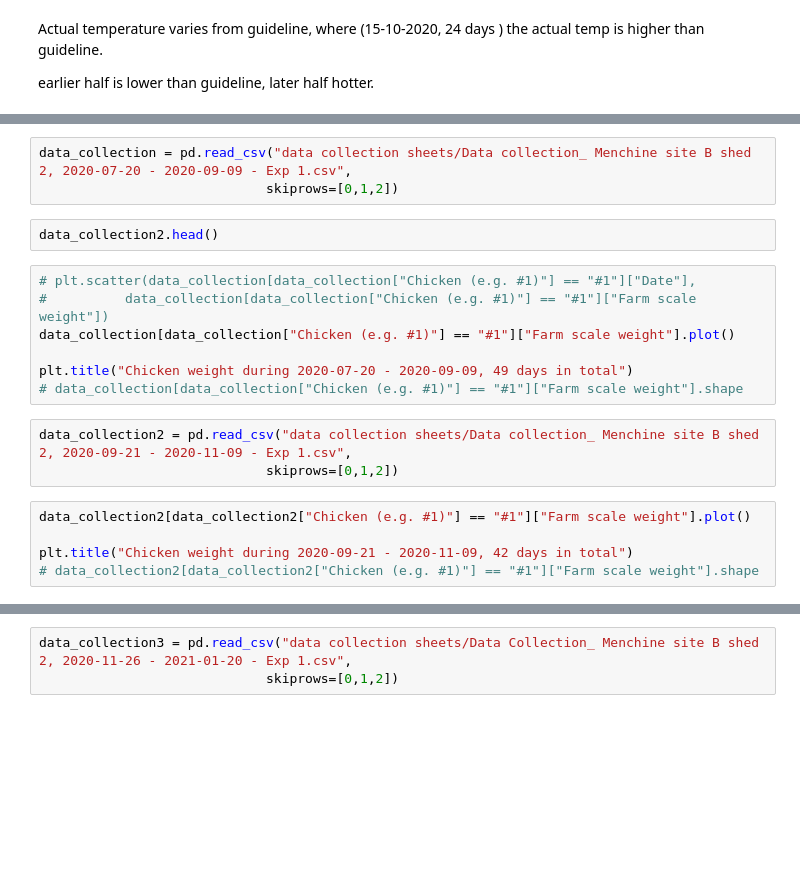
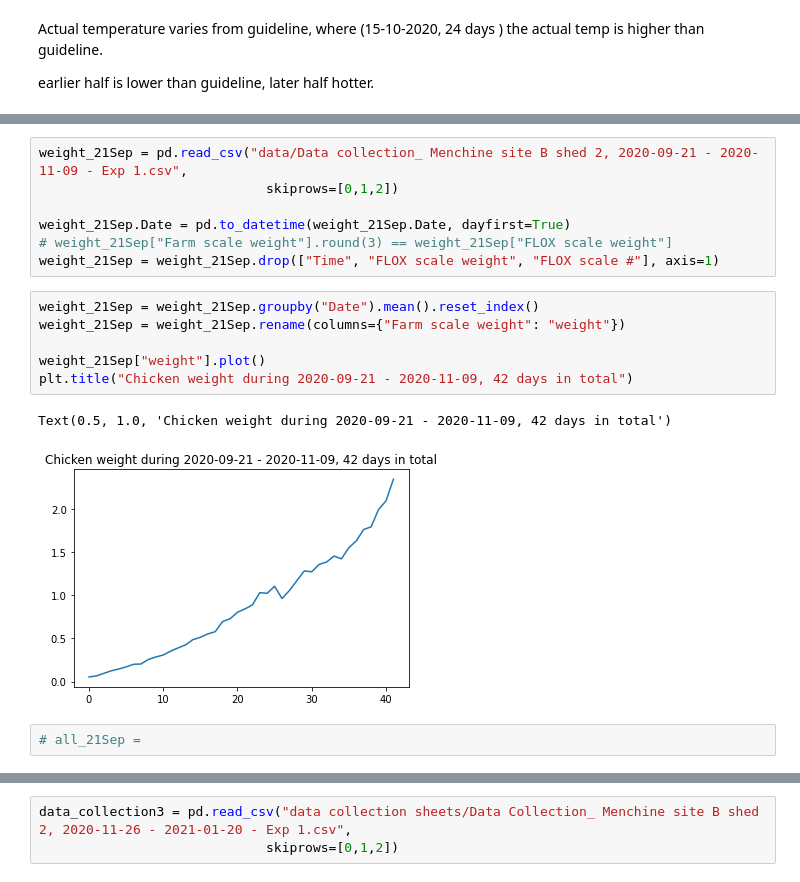
Before and after one commit to Tiana125/Dissertation_2021, a Jupyter notebook: model.ipynb, the cells around one changed output, grey strips where cells are left out. Drawn from its saved outputs; the diff is of its cells as text; blank space fills up the shorter version.

```diff
--- a/model.ipynb
+++ b/model.ipynb
@@ -144,20 +245,18 @@ earlier half is lower than guideline, later half hotter.
 # %%
-data_collection = pd.read_csv("data collection sheets/Data collection_ Menchine site B shed 2, 2020-07-20 - 2020-09-09 - Exp 1.csv",
+weight_21Sep = pd.read_csv("data/Data collection_ Menchine site B shed 2, 2020-09-21 - 2020-11-09 - Exp 1.csv",
                              skiprows=[0,1,2])
+
+weight_21Sep.Date = pd.to_datetime(weight_21Sep.Date, dayfirst=True)
+# weight_21Sep["Farm scale weight"].round(3) == weight_21Sep["FLOX scale weight"]
+weight_21Sep = weight_21Sep.drop(["Time", "FLOX scale weight", "FLOX scale #"], axis=1)
-# %%
-data_collection2.head()
-# %%
-# plt.scatter(data_collection[data_collection["Chicken (e.g. #1)"] == "#1"]["Date"],
-#          data_collection[data_collection["Chicken (e.g. #1)"] == "#1"]["Farm scale weight"])
-data_collection[data_collection["Chicken (e.g. #1)"] == "#1"]["Farm scale weight"].plot()
-
-plt.title("Chicken weight during 2020-07-20 - 2020-09-09, 49 days in total")
-# data_collection[data_collection["Chicken (e.g. #1)"] == "#1"]["Farm scale weight"].shape
-# %%
-data_collection2 = pd.read_csv("data collection sheets/Data collection_ Menchine site B shed 2, 2020-09-21 - 2020-11-09 - Exp 1.csv",
-                             skiprows=[0,1,2])
 # %%
-data_collection2[data_collection2["Chicken (e.g. #1)"] == "#1"]["Farm scale weight"].plot()
+weight_21Sep = weight_21Sep.groupby("Date").mean().reset_index()
+weight_21Sep = weight_21Sep.rename(columns={"Farm scale weight": "weight"})
 
+weight_21Sep["weight"].plot()
 plt.title("Chicken weight during 2020-09-21 - 2020-11-09, 42 days in total")
-# data_collection2[data_collection2["Chicken (e.g. #1)"] == "#1"]["Farm scale weight"].shape
+# %% [output]
+Text(0.5, 1.0, 'Chicken weight during 2020-09-21 - 2020-11-09, 42 days in total')
+[figure, added]
+# %%
+# all_21Sep =
```
Also changed, not shown: parts of 28 cells of this notebook.
